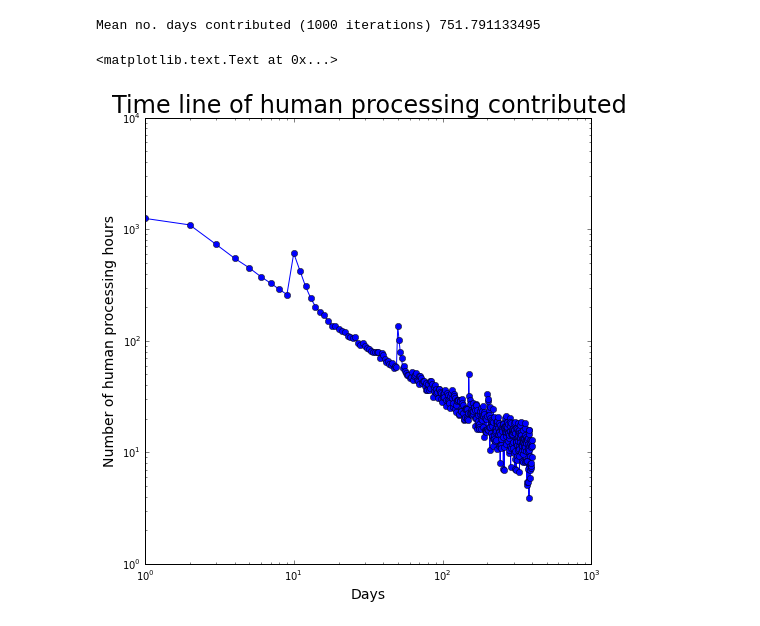
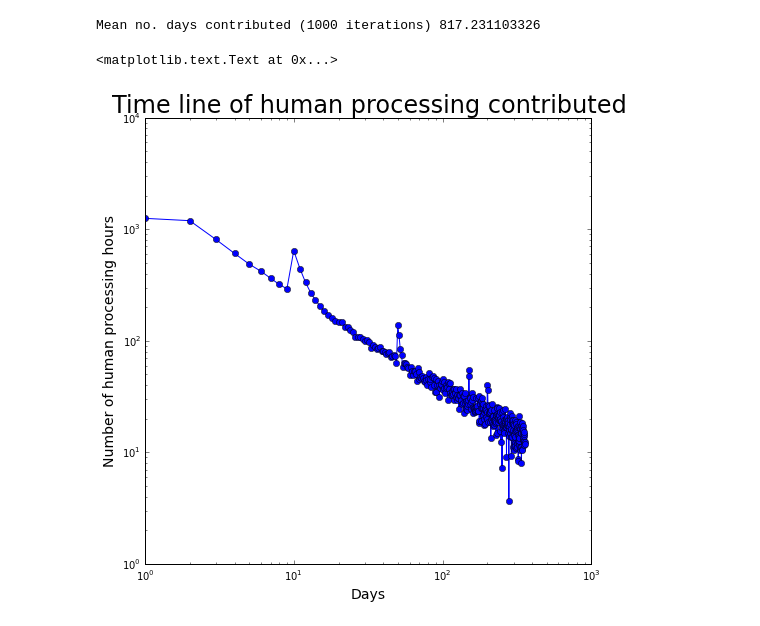
Before and after one commit to TeamMacLean/fraxinus_version1_data_analysis, a Jupyter notebook: fraxinus_visits_model/Players-nonplayers.ipynb, the cells around one changed output. Cells and saved outputs as stored; diff of their text form; code cells hidden in the pictures.

Commit message:
session length updated to 70 minutes for returning players Duration the game adjusted to 358 days

```diff
--- a/fraxinus_visits_model/Players-nonplayers.ipynb
+++ b/fraxinus_visits_model/Players-nonplayers.ipynb
@@ -21,37 +21,37 @@ def dailyvisits(days, press):
         rp = 0
         if i > 1:
             rp = random.normalvariate((start/5)*math.pow(i,-0.764), 3.0)  # returning players
-        v = round((np*15) + (rp*60)) # 15 minutes per new players and 60 minutes per returning player
+        v = round((np*15) + (rp*70)) # 15 minutes per new players and 60 minutes per returning player
         visits.append(v/60) # visists appended are number of human processing hourse contributed
 
         push = push*math.exp(-0.6)
         if push < 0:
             push = 0
     return visits
 
-days=range(1,400)
+days=range(1,358)
 press=[10,50,150,200]
 #press=[]
 
 collection = []
 number=range(1,1000)
 for j in number:
     visits = dailyvisits(days, press)
     total = sum(visits)/24
     # print "No of days contributed\t", total
     collection.append(total)
 
 print "Mean no. days contributed (1000 iterations)", average(collection)
 
 import matplotlib.pyplot as plt
 fig, axes = plt.subplots(1, 1, figsize=(8, 8))
 plt.plot(days, visits, "-o")
 plt.yscale('log')
 plt.xscale('log')
 plt.xlabel('Days', fontsize=14)
 plt.ylabel('Number of human processing hours', fontsize=14)
 plt.title('Time line of human processing contributed', fontsize=24)
 # %% [output]
-Mean no. days contributed (1000 iterations) 751.791133495
+Mean no. days contributed (1000 iterations) 817.231103326
 <matplotlib.text.Text at 0x...>
-[figure, old version]
+[figure, new version]
```
